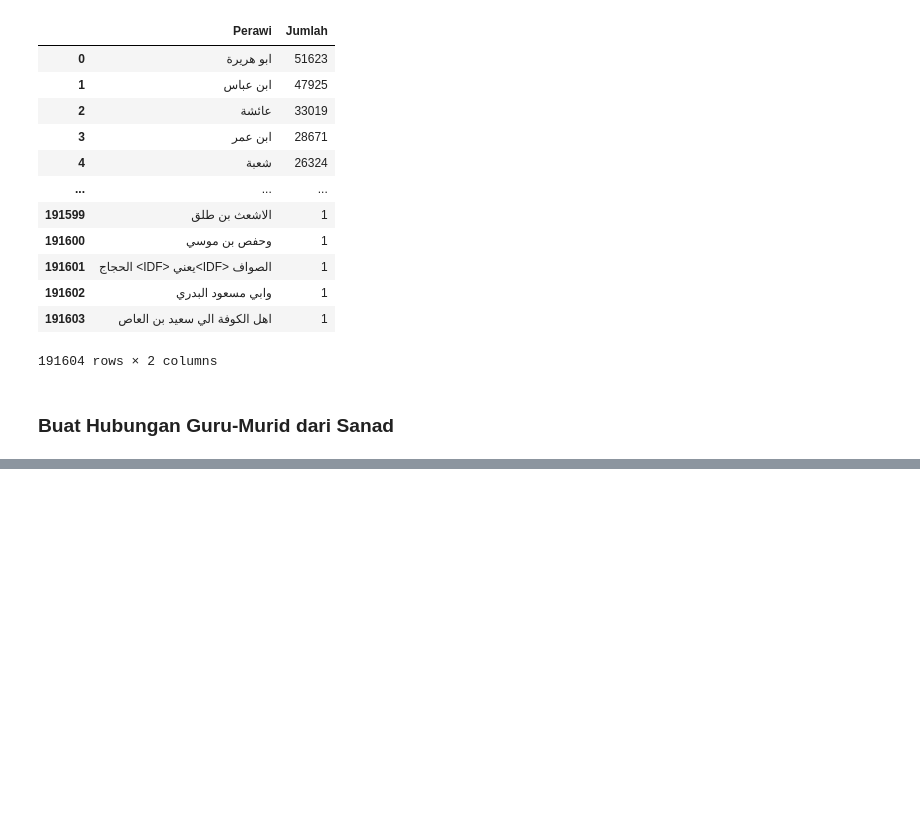
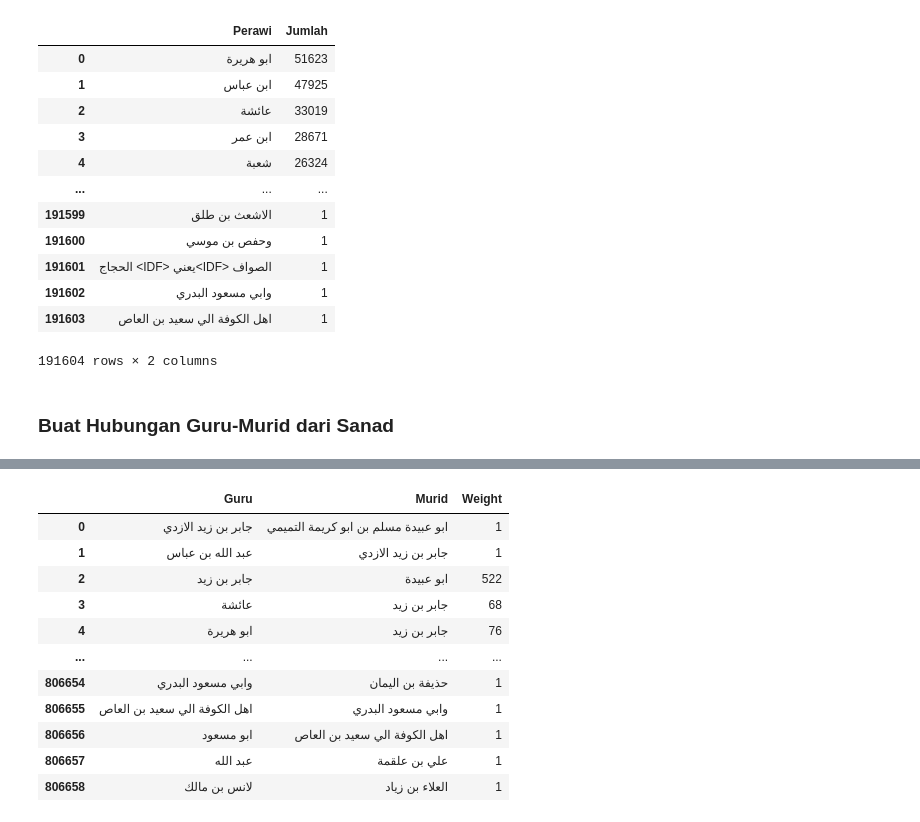
Before and after one commit to Nazrililham090805/sanad-hadith, a Jupyter notebook: src/Edges.ipynb, the cells around one changed output, grey strips where cells are left out. Cells and saved outputs as stored; diff of their text form; code cells hidden in the pictures; blank space fills up the shorter version.

```diff
--- a/src/Edges.ipynb
+++ b/src/Edges.ipynb
@@ -144,0 +159,98 @@ Total hubungan unik: 806659
+# %%
+# Daftar lafal periwayatan yang dihapus
+lafal_periwayatan = [
+    # Bentuk dasar
+    'حدثنا', 'حدثني', 'حدث', 'حدثت',
+    'اخبرنا', 'اخبرني', 'اخبر',
+    'أخبرنا', 'أخبرني', 'أخبر',
+
+    # Anba'
+    'أنبأنا', 'انبانا',
+    'أنبأني', 'انبأني',
+    'انباني',
+
+    # Qala dan turunannya
+    'قال', 'قلت', 'يقول',
+    'فقال', 'وقال', 'قالت',
+
+    # Sami‘a
+    'سمعت', 'يسمع',
+
+    # Riwayat
+    'روى', 'يروي',
+
+    # Kata penghubung sanad
+    'عن', 'ذكر',
+
+    # Singkatan sanad
+    'ثنا', 'نا',
+
+    # Tambahan umum sanad
+    'قرأت', 'قرأنا',
+    'كتب', 'كتب إلي',
+    'أملاء', 'إملاء',
+    'سألت', 'سألنا',
+    'حدثكم', 'حدثهم',
+    'اخبركم', 'أخبركم',
+    'أن', 'إن'
+]
+
+# Gabungkan lafal menjadi regex
+lafal_pattern = r'\b(?:' + '|'.join(lafal_periwayatan) + r')\b'
+
+# Karakter/simbol yang dihapus
+pattern = r'[,،#()="{}\-\?\.:\|]+|<IDF>|</IDF>'
+
+
+# Fungsi cleaning
+def clean_text(text):
+
+    if not isinstance(text, str):
+        return text
+
+    # Hapus lafal periwayatan
+    text = re.sub(lafal_pattern, ' ', text)
+
+    # Hapus harakat Arab
+    text = re.sub(r'[\u064B-\u065F\u0670]', '', text)
+
+    # Hapus tanda baca Arab dan simbol
+    text = re.sub(r'[^\w\s\u0600-\u06FF]', ' ', text)
+
+    # Hapus tatweel
+    text = re.sub(r'ـ+', '', text)
+
+    # Hapus karakter/simbol khusus
+    text = re.sub(pattern, '', text)
+
+    # Hapus spasi berlebih
+    text = re.sub(r'\s+', ' ', text).strip()
+
+    # Hapus angka
+    text = re.sub(r'\d+', '', text)
+
+     # Hapus underscore
+    text = text.replace('_', ' ')
+
+    return text
+
+# Terapkan ke kolom Guru dan Murid
+for col in ['Guru', 'Murid']:
+    edges_df[col] = edges_df[col].apply(clean_text)
+
+
+# Tampilkan hasil
+display(edges_df[['Guru', 'Murid', 'Weight']])
+# %% [output]
+|  | Guru | Murid | Weight |
+| 0 | جابر بن زيد الازدي | ابو عبيدة مسلم بن ابو كريمة التميمي | 1 |
+| 1 | عبد الله بن عباس | جابر بن زيد الازدي | 1 |
+| 2 | جابر بن زيد | ابو عبيدة | 522 |
+| 3 | عائشة | جابر بن زيد | 68 |
+| 4 | ابو هريرة | جابر بن زيد | 76 |
+| ... | ... | ... | ... |
+| 806654 | وابي مسعود البدري | حذيفة بن اليمان | 1 |
+| 806655 | اهل الكوفة الي سعيد بن العاص | وابي مسعود البدري | 1 |
+| 806656 | ابو مسعود | اهل الكوفة الي سعيد بن العاص | 1 |
+| 806657 | عبد الله | علي بن علقمة | 1 |
+| 806658 | لانس بن مالك | العلاء بن زياد | 1 |
```
Also changed, not shown: parts of 16 cells of this notebook, 1 other file.
